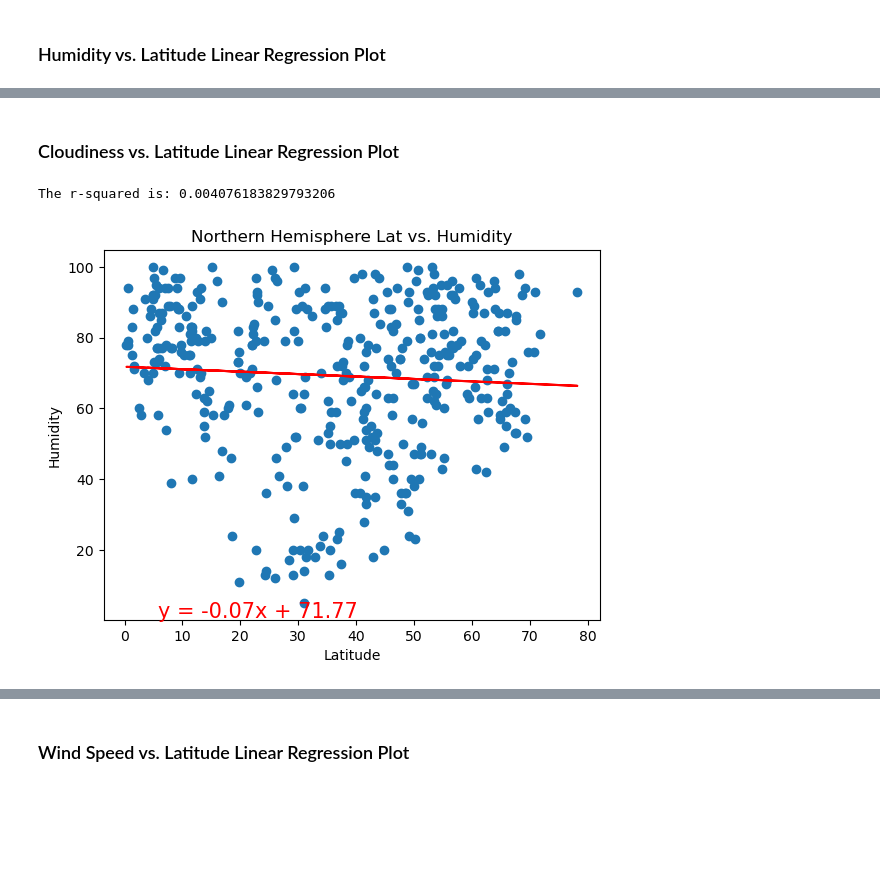
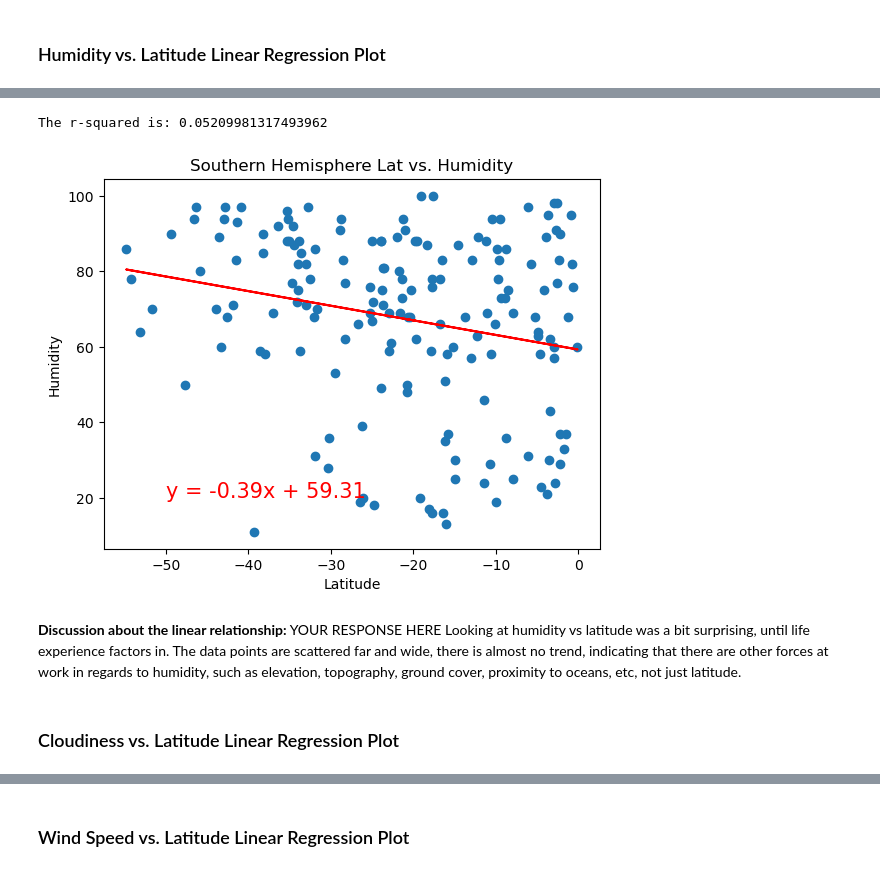
Before and after one commit to colca6/python-api-challenge, a Jupyter notebook: starter_code/WeatherPy.ipynb, the cells around one changed output, grey strips where cells are left out. Drawn from its saved outputs; the diff is of its cells as text; code cells hidden in the pictures; blank space fills up the shorter version.

```diff
--- a/starter_code/WeatherPy.ipynb
+++ b/starter_code/WeatherPy.ipynb
@@ -432,20 +377,19 @@ The r-squared is: 0.006728152873657327
+# %%
+# Southern Hemisphere
+
+x_values = southern_hemi_df["Lat"]
+y_values = southern_hemi_df["Humidity"]
+coord = (-50,20)
+x_latitude = "Latitude"
+y_longitude = "Humidity"
+title = "Southern Hemisphere Lat vs. Humidity"
+
+myfunc(x_values,y_values,coord,x_latitude,y_longitude,title)
+# %% [output]
+The r-squared is: 0.05209981317493962
+[figure, added]
+# %% [markdown]
+**Discussion about the linear relationship:** YOUR RESPONSE HERE
+Looking at humidity vs latitude was a bit surprising, until life experience factors in. The data points are scattered far and wide, there is almost no trend, indicating that there are other forces at work in regards to humidity, such as elevation, topography, ground cover, proximity to oceans, etc, not just latitude.
 # %% [markdown]
 ### Cloudiness vs. Latitude Linear Regression Plot
-# %%
-# Northern Hemisphere
-x_values = northern_hemi_df["Lat"]
-y_values = northern_hemi_df["Cloudiness"]
-(slope, intercept, rvalue, pvalue, stderr) = linregress(x_values, y_values)
-regress_values = x_values * slope + intercept
-line_eq = "y = " + str(round(slope,2)) + "x + " + str(round(intercept,2))
-plt.scatter(x_values,y_values)
-plt.plot(x_values,regress_values,"r-")
-plt.annotate(line_eq,(5.8,0.8),fontsize=15,color="red")
-plt.xlabel("Latitude")
-plt.ylabel("Cloudiness")
-plt.title("Northern Hemisphere Lat vs. Cloudiness")
-print(f"The r-squared is: {rvalue**2}")
-plt.show()
-# %% [output]
-The r-squared is: 0.004076183829793206
-[figure, removed]
```
Also changed, not shown: parts of 33 cells of this notebook, 6 other files.
